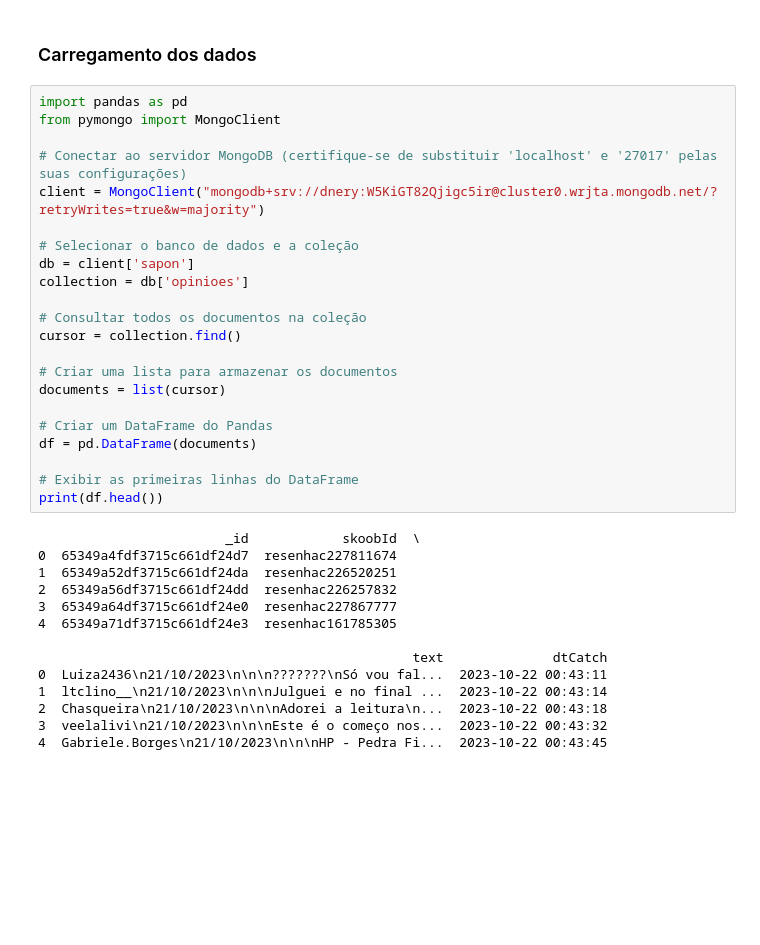
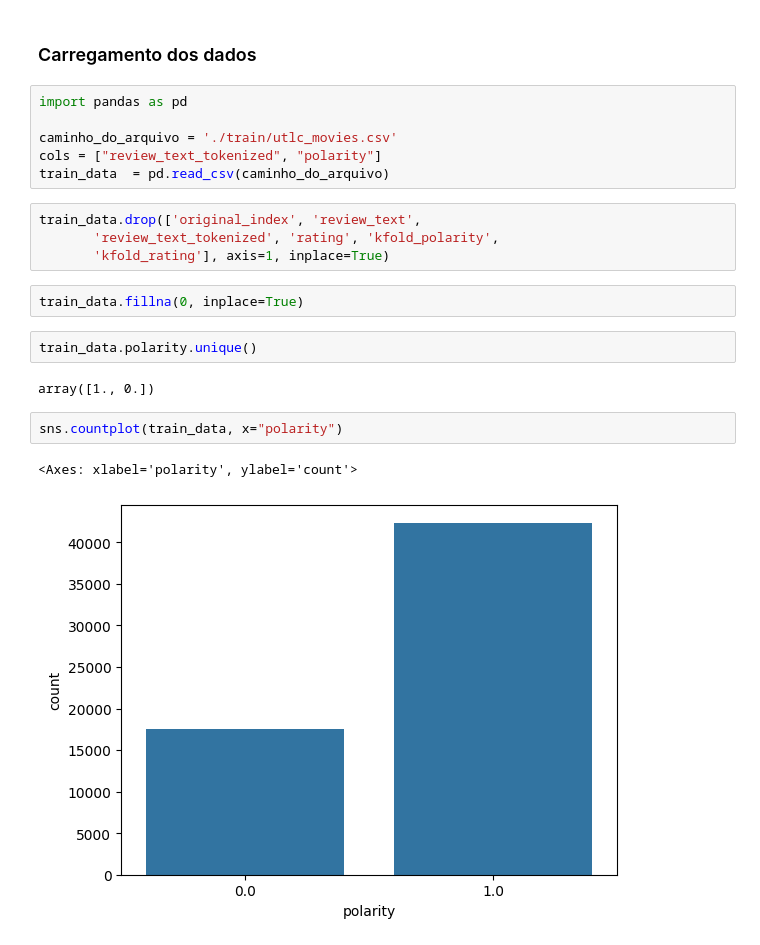
Before and after one commit to sapon-tcc/sanpon-machine-learn-data-analysis, a Jupyter notebook: main.ipynb, the cells around one changed output. Cells and saved outputs as stored; diff of their text form; blank space fills up the shorter version.

```diff
--- a/main.ipynb
+++ b/main.ipynb
@@ -27,39 +36,24 @@ tf.__version__
 ## Etapa 2 - Pré-processamento dos dados
 # %% [markdown]
 ### Carregamento dos dados
-# %%
-import pandas as pd
-from pymongo import MongoClient
-
-# Conectar ao servidor MongoDB (certifique-se de substituir 'localhost' e '27017' pelas suas configurações)
-client = MongoClient("mongodb+srv://dnery:W5KiGT82Qjigc5ir@cluster0.wrjta.mongodb.net/?retryWrites=true&w=majority")
-
-# Selecionar o banco de dados e a coleção
-db = client['sapon']
-collection = db['opinioes']
-
-# Consultar todos os documentos na coleção
-cursor = collection.find()
-
-# Criar uma lista para armazenar os documentos
-documents = list(cursor)
-
-# Criar um DataFrame do Pandas
-df = pd.DataFrame(documents)
-
-# Exibir as primeiras linhas do DataFrame
-print(df.head())
-# %% [output]
-                        _id            skoobId  \
-0  65349a4fdf3715c661df24d7  resenhac227811674
-1  65349a52df3715c661df24da  resenhac226520251
-2  65349a56df3715c661df24dd  resenhac226257832
-3  65349a64df3715c661df24e0  resenhac227867777
-4  65349a71df3715c661df24e3  resenhac161785305
-
-                                                text              dtCatch
-0  Luiza2436\n21/10/2023\n\n\n???????\nSó vou fal...  2023-10-22 00:43:11
-1  ltclino__\n21/10/2023\n\n\nJulguei e no final ...  2023-10-22 00:43:14
-2  Chasqueira\n21/10/2023\n\n\nAdorei a leitura\n...  2023-10-22 00:43:18
-3  veelalivi\n21/10/2023\n\n\nEste é o começo nos...  2023-10-22 00:43:32
-4  Gabriele.Borges\n21/10/2023\n\n\nHP - Pedra Fi...  2023-10-22 00:43:45
+# %%
+import pandas as pd
+
+caminho_do_arquivo = './train/utlc_movies.csv'
+cols = ["review_text_tokenized", "polarity"]
+train_data  = pd.read_csv(caminho_do_arquivo)
+# %%
+train_data.drop(['original_index', 'review_text',
+       'review_text_tokenized', 'rating', 'kfold_polarity',
+       'kfold_rating'], axis=1, inplace=True)
+# %%
+train_data.fillna(0, inplace=True)
+# %%
+train_data.polarity.unique()
+# %% [output]
+array([1., 0.])
+# %%
+sns.countplot(train_data, x="polarity")
+# %% [output]
+<Axes: xlabel='polarity', ylabel='count'>
+[figure, added]
```
Also changed, not shown: parts of 66 cells of this notebook, 2 other files.
